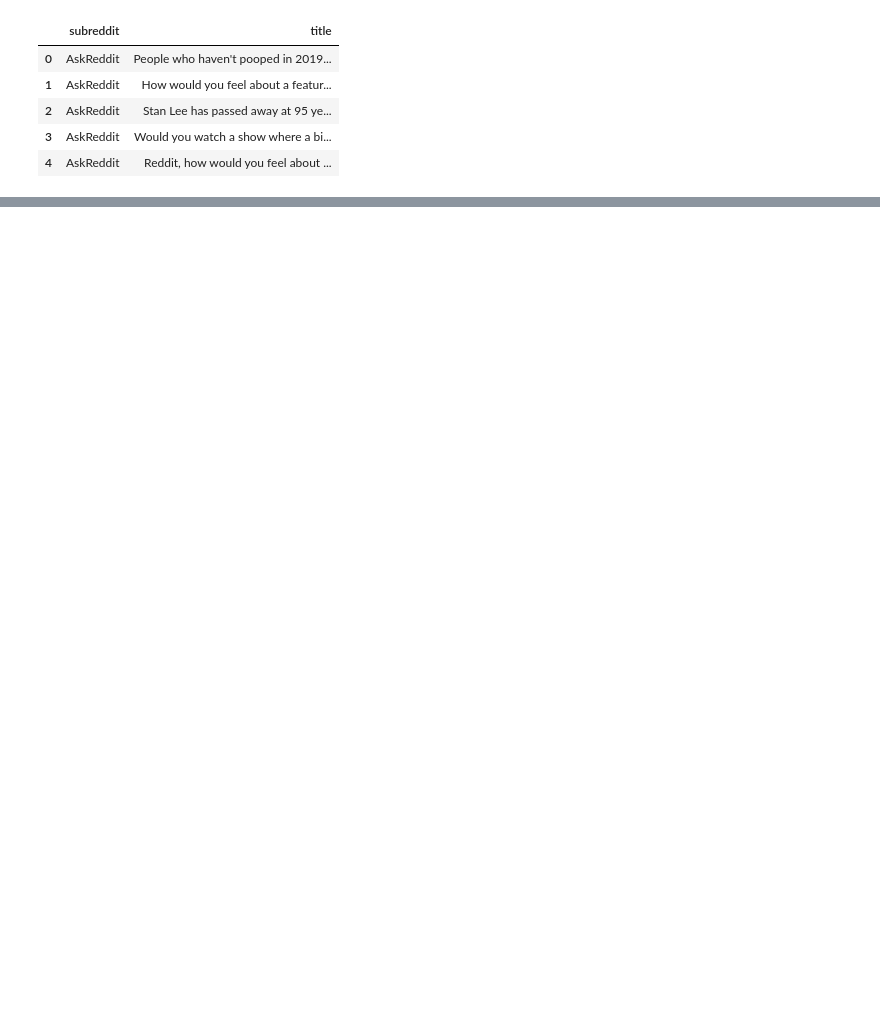
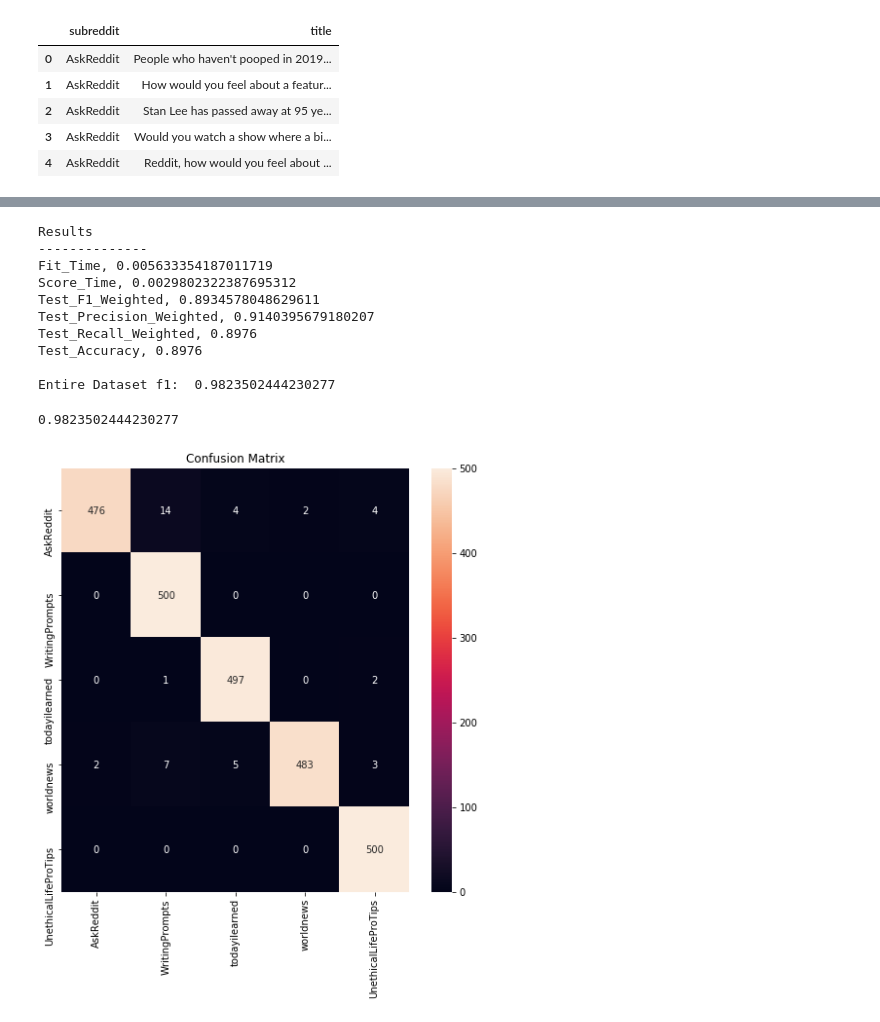
Before and after one commit to zionsteiner/NaiveBayesRedditTitleClassification, a Jupyter notebook: project5_zion.ipynb, the cells around one changed output, grey strips where cells are left out. Saved outputs shown, nothing was run; the diff lists cells and outputs as text; code cells hidden in the pictures; blank space fills up the shorter version.

```diff
--- a/project5_zion.ipynb
+++ b/project5_zion.ipynb
@@ -51,0 +48,39 @@ df_feat = pd.DataFrame(columns=['subreddit', 'title', 'len', ''])
+# %%
+from sklearn.metrics import confusion_matrix
+from sklearn.naive_bayes import MultinomialNB
+from sklearn.model_selection import cross_validate
+
+def naive_bayes(X, y, report=True):
+    results = cross_validate(estimator=MultinomialNB(),
+                         X=X,
+                         y=y,
+                         scoring=['f1_weighted', 'precision_weighted', 'recall_weighted', 'accuracy'],
+                         cv=10,
+                         return_train_score=False)
+
+    for metric in results.keys():
+        results[metric] = np.mean([result in results[metric] if result > 0])
+
+    # Confusion matrix
+    y_true = y
+
+    clf = MultinomialNB()
+    clf.fit(X, y_true)
+    y_pred = clf.predict(X)
+
+    if report:
+        plt.figure(figsize=(8, 8))
+        ax = sns.heatmap(pd.DataFrame(confusion_matrix(y_true, y_pred, labels=subs), index=subs, columns=subs), annot=True, fmt='')
+        ax.set_title('Confusion Matrix')
+
+    f1 = sklearn.metrics.f1_score(y_true, y_pred, average='macro')
+
+    if report:
+        print('Results')
+        print('--------------')
+        for metric, value in results.items():
+            print(f'{metric.title()}, {value}')
+        print()
+        print('Entire Dataset f1: ', f1)
+
+    return f1
@@ -51,0 +89,19 @@ df_feat = pd.DataFrame(columns=['subreddit', 'title', 'len', ''])
+# %%
+# Count Matrix (Naive features)
+from sklearn.feature_extraction.text import CountVectorizer
+
+count_matrix = CountVectorizer().fit_transform(df_title['title'])
+naive_bayes(count_matrix, df_title['subreddit'])
+# %% [output]
+Results
+--------------
+Fit_Time, 0.005633354187011719
+Score_Time, 0.0029802322387695312
+Test_F1_Weighted, 0.8934578048629611
+Test_Precision_Weighted, 0.9140395679180207
+Test_Recall_Weighted, 0.8976
+Test_Accuracy, 0.8976
+
+Entire Dataset f1:  0.9823502444230277
+0.9823502444230277
+[figure, added]
```
Also changed, not shown: parts of 16 cells of this notebook, 3 other files.
